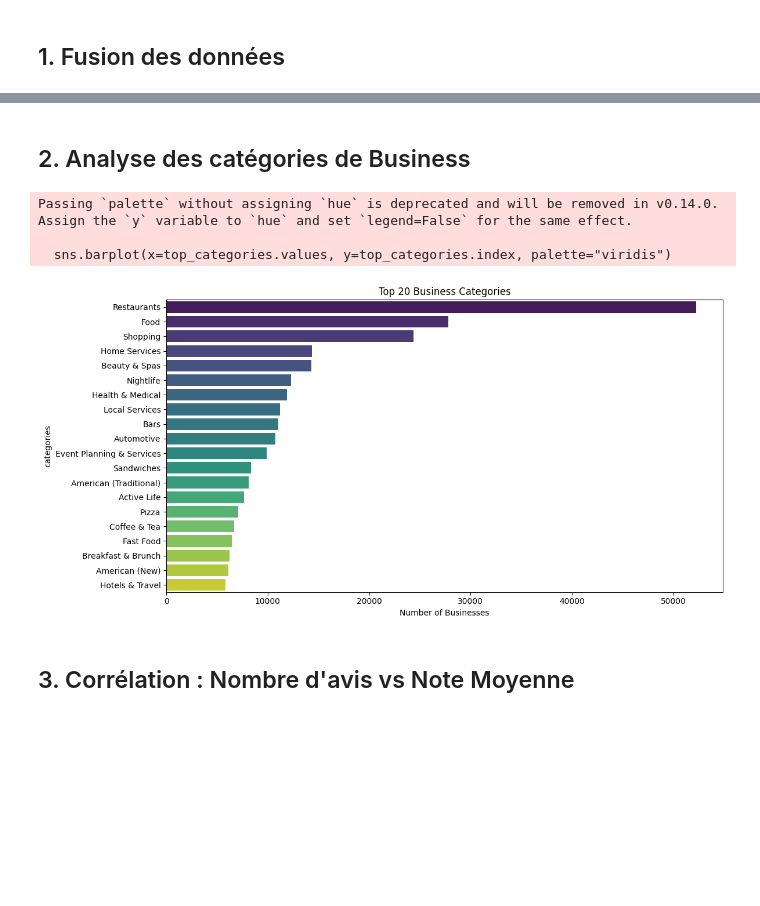
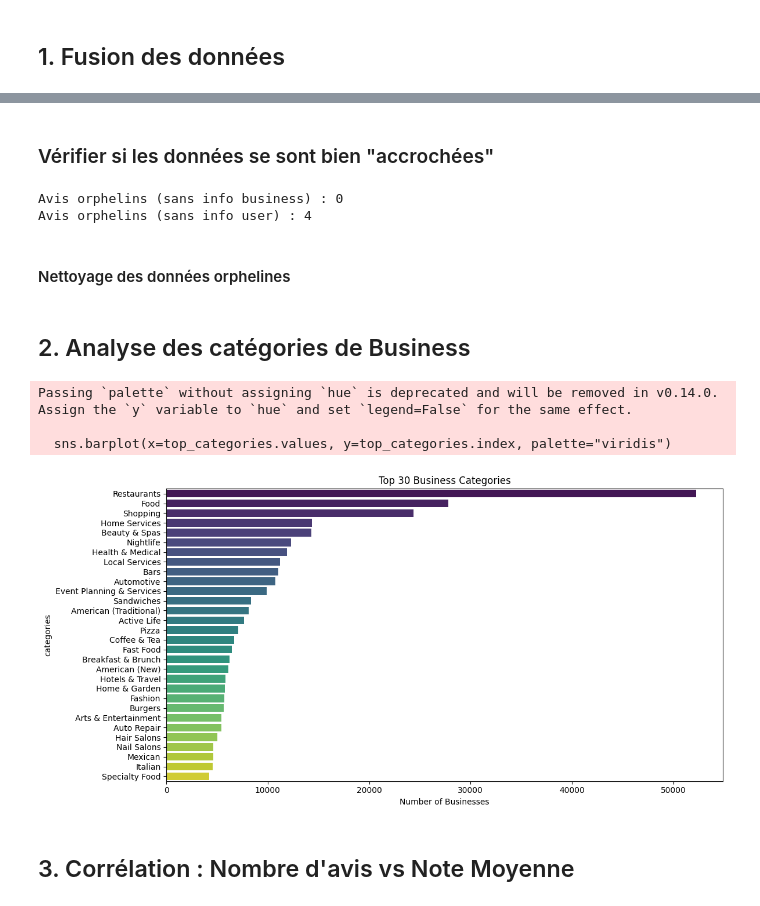
Before and after one commit to Tzeur/SAE-S6.C01, a Jupyter notebook: notebooks/1_exploration_executed.ipynb, the cells around one changed output, grey strips where cells are left out. Saved outputs shown, nothing was run; the diff lists cells and outputs as text; code cells hidden in the pictures; blank space fills up the shorter version.

```diff
--- a/notebooks/1_exploration_executed.ipynb
+++ b/notebooks/1_exploration_executed.ipynb
@@ -14,28 +15,26 @@ import os
 # %%
-# Configuration
-# Note: Structure is Data/filename/filename (nested folders)
 DATA_DIR = "../Data"
 pd.set_option('display.max_columns', None)
 
-# Chargement des données
-print("Loading Business data...")
-business_df = pd.read_json(
-    os.path.join(DATA_DIR, "yelp_academic_dataset_business.json", "yelp_academic_dataset_business.json"),
-    lines=True
-)
+# Lecture du JSONL de manière plus rapide avec Polars
+
+# 1. Chargement des Business
+print("Chargement du dataset Business...")
+business_df = pl.read_ndjson(os.path.join(DATA_DIR, "yelp_academic_dataset_business.json"))
 print(f"Business shape: {business_df.shape}")
 
-print("Loading User data...")
-user_df = pd.read_json(
-    os.path.join(DATA_DIR, "yelp_academic_dataset_user4students.jsonl", "yelp_academic_dataset_user4students.jsonl"),
-    lines=True
-)
+# 2. Chargement des Users
+print("Chargement du dataset User...")
+user_df = pl.read_ndjson(os.path.join(DATA_DIR, "yelp_academic_dataset_user4students.jsonl"))
 print(f"User shape: {user_df.shape}")
 
-print("Loading Review data (this might take a while)...")
-review_df = pd.read_json(
-    os.path.join(DATA_DIR, "yelp_academic_reviews4students.jsonl", "yelp_academic_reviews4students.jsonl"),
-    lines=True
-)
+# 3. Chargement des Reviews
+print("Chargement du dataset Review...")
+review_df = pl.read_ndjson(os.path.join(DATA_DIR, "yelp_academic_reviews4students.jsonl"))
 print(f"Review shape: {review_df.shape}")
+
+# Revenir à Pandas :
+business_df = business_df.to_pandas()
+user_df = user_df.to_pandas()
+review_df = review_df.to_pandas()
 # %% [output]
@@ -77,0 +77,14 @@ Fused dataset shape: (1000000, 43)
+# %% [markdown]
+### Vérifier si les données se sont bien "accrochées"
+# %%
+# Vérifier combien d'avis n'ont PAS trouvé leur business ou leur user
+missing_biz = df['name'].isna().sum()
+missing_user = df['name_user'].isna().sum()
+
+print(f"Avis orphelins (sans info business) : {missing_biz}")
+print(f"Avis orphelins (sans info user) : {missing_user}")
+# %% [output]
+Avis orphelins (sans info business) : 0
+Avis orphelins (sans info user) : 4
+# %% [markdown]
+#### Nettoyage des données orphelines
@@ -80,20 +98,20 @@ Fused dataset shape: (1000000, 43)
 # %%
 # Explosion des catégories (car format "Cat1, Cat2, ...")
 categories_expanded = business_df.assign(categories=business_df['categories'].str.split(', ')).explode('categories')
-top_categories = categories_expanded['categories'].value_counts().head(20)
+top_categories = categories_expanded['categories'].value_counts().head(30)
 
 plt.figure(figsize=(12, 6))
 sns.barplot(x=top_categories.values, y=top_categories.index, palette="viridis")
-plt.title("Top 20 Business Categories")
+plt.title("Top 30 Business Categories")
 plt.xlabel("Number of Businesses")
 plt.tight_layout()
 plt.savefig("../references/fig_categories.png", dpi=150)
 plt.show()
 # %% [output]
 Passing `palette` without assigning `hue` is deprecated and will be removed in v0.14.0. Assign the `y` variable to `hue` and set `legend=False` for the same effect.
 
   sns.barplot(x=top_categories.values, y=top_categories.index, palette="viridis")
-[figure, old version]
+[figure, new version]
 # %% [markdown]
 ## 3. Corrélation : Nombre d'avis vs Note Moyenne
 # %%
```
Also changed, not shown: parts of 8 cells of this notebook, 5 other files.
